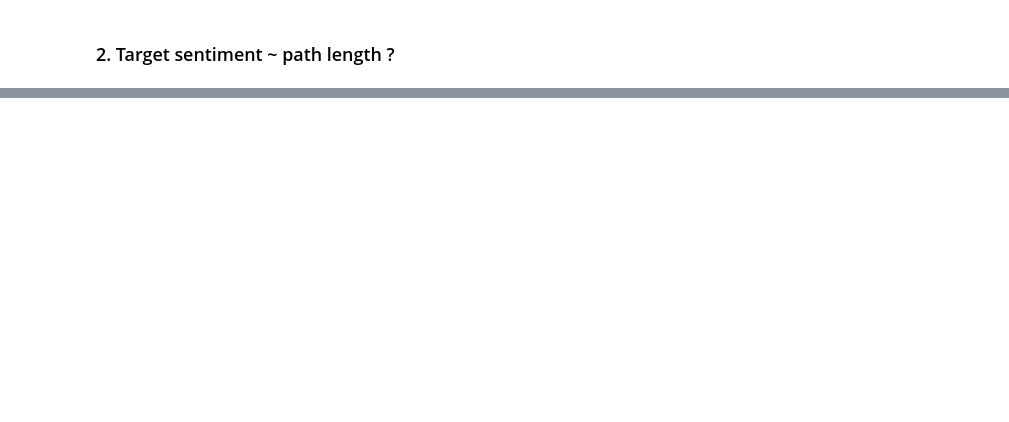
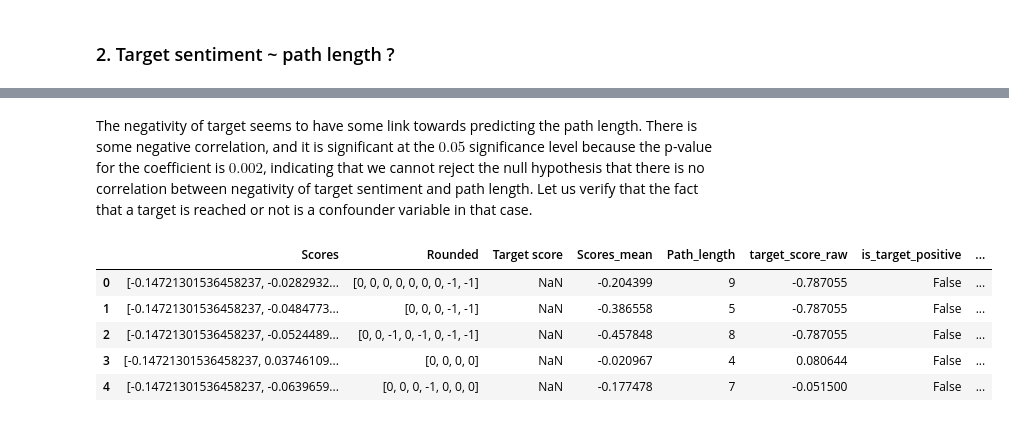
Before and after one commit to epfl-ada/ada-2023-project-statsquad3, a Jupyter notebook: subquestion-5.ipynb, the cells around one changed output, grey strips where cells are left out. Drawn from its saved outputs; the diff is of its cells as text; code cells hidden in the pictures; blank space fills up the shorter version.

```diff
--- a/subquestion-5.ipynb
+++ b/subquestion-5.ipynb
@@ -158,0 +203,3 @@ Let's try making a predictive model to determine the strength of the relationshi
+# %%
+df["is_target_positive"] = df["target_score_raw"] > 0.5
+df["is_target_negative"] = df["target_score_raw"] < -0.5
@@ -158,0 +237,15 @@ Let's try making a predictive model to determine the strength of the relationshi
+# %% [markdown]
+The negativity of target seems to have some link towards predicting the path length. There is some negative correlation, and it is significant at the $0.05$ significance level because the p-value for the coefficient is $0.002$, indicating that we cannot reject the null hypothesis that there is no correlation between negativity of target sentiment and path length. Let us verify that the fact that a target is reached or not is a confounder variable in that case.
+# %%
+df["is_target_negative_and_reached"] = np.where((df["target_score_raw"] < -0.5) & np.isnan(df["Target score"]), 1, 0)
+df["is_target_negative_and_not_reached"] = np.where((df["target_score_raw"] < -0.5) & (~ np.isnan(df["Target score"])), 1, 0)
+df["is_target_positive_and_reached"] = np.where((df["target_score_raw"] > 0.5) & np.isnan(df["Target score"]), 1, 0)
+df["is_target_positive_and_not_reached"] = np.where((df["target_score_raw"] > 0.5) & (~ np.isnan(df["Target score"])), 1, 0)
+df.head()
+# %% [output]
+|  | Scores | Rounded | Target score | Scores_mean | Path_length | target_score_raw | is_target_positive | ... |
+| 0 | [-0.14721301536458237, -0.0282932... | [0, 0, 0, 0, 0, 0, 0, -1, -1] | NaN | -0.204399 | 9 | -0.787055 | False | ... |
+| 1 | [-0.14721301536458237, -0.0484773... | [0, 0, 0, -1, -1] | NaN | -0.386558 | 5 | -0.787055 | False | ... |
+| 2 | [-0.14721301536458237, -0.0524489... | [0, 0, -1, 0, -1, 0, -1, -1] | NaN | -0.457848 | 8 | -0.787055 | False | ... |
+| 3 | [-0.14721301536458237, 0.03746109... | [0, 0, 0, 0] | NaN | -0.020967 | 4 | 0.080644 | False | ... |
+| 4 | [-0.14721301536458237, -0.0639659... | [0, 0, 0, -1, 0, 0, 0] | NaN | -0.177478 | 7 | -0.051500 | False | ... |
```
Also changed, not shown: parts of 20 cells of this notebook.
